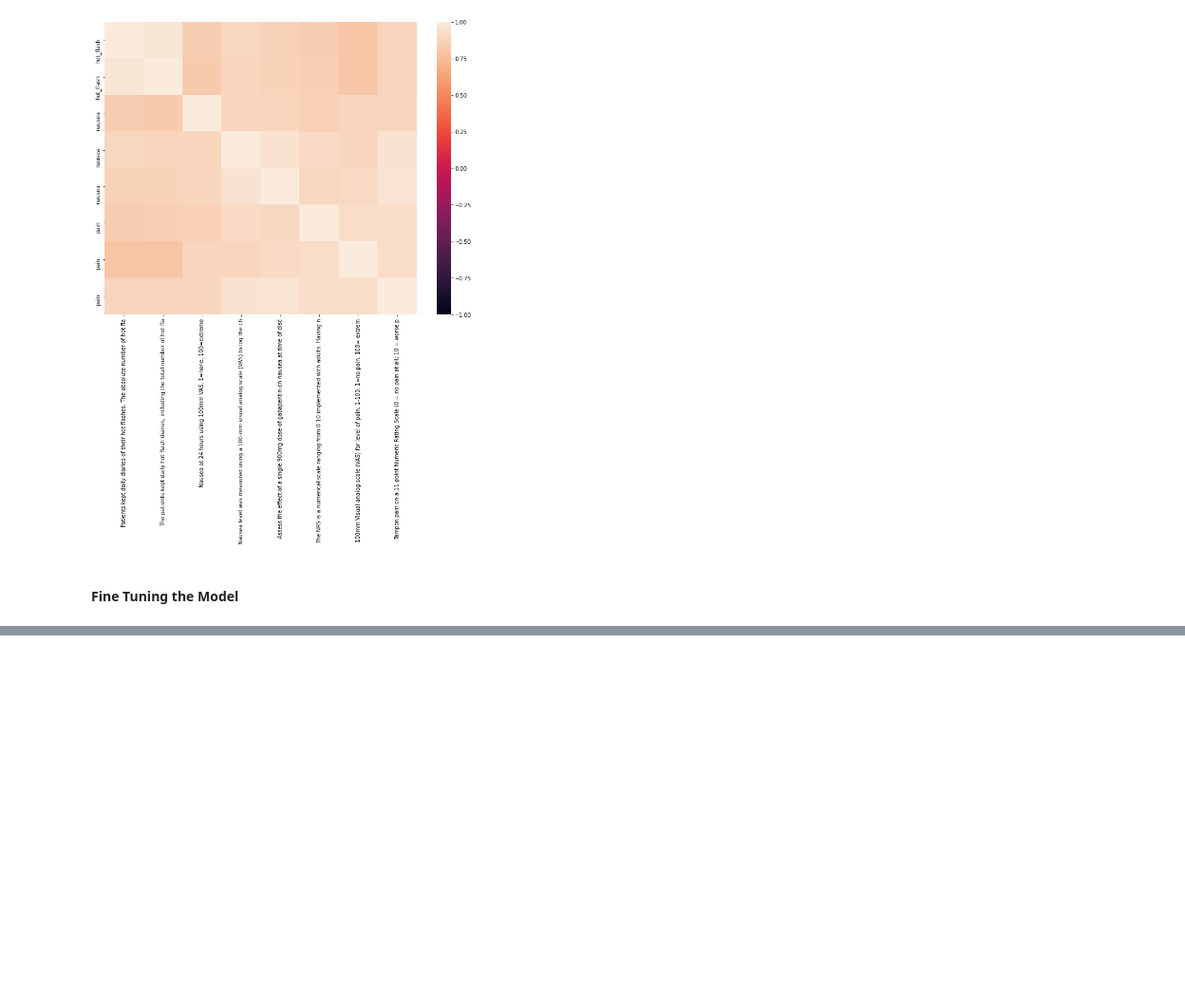
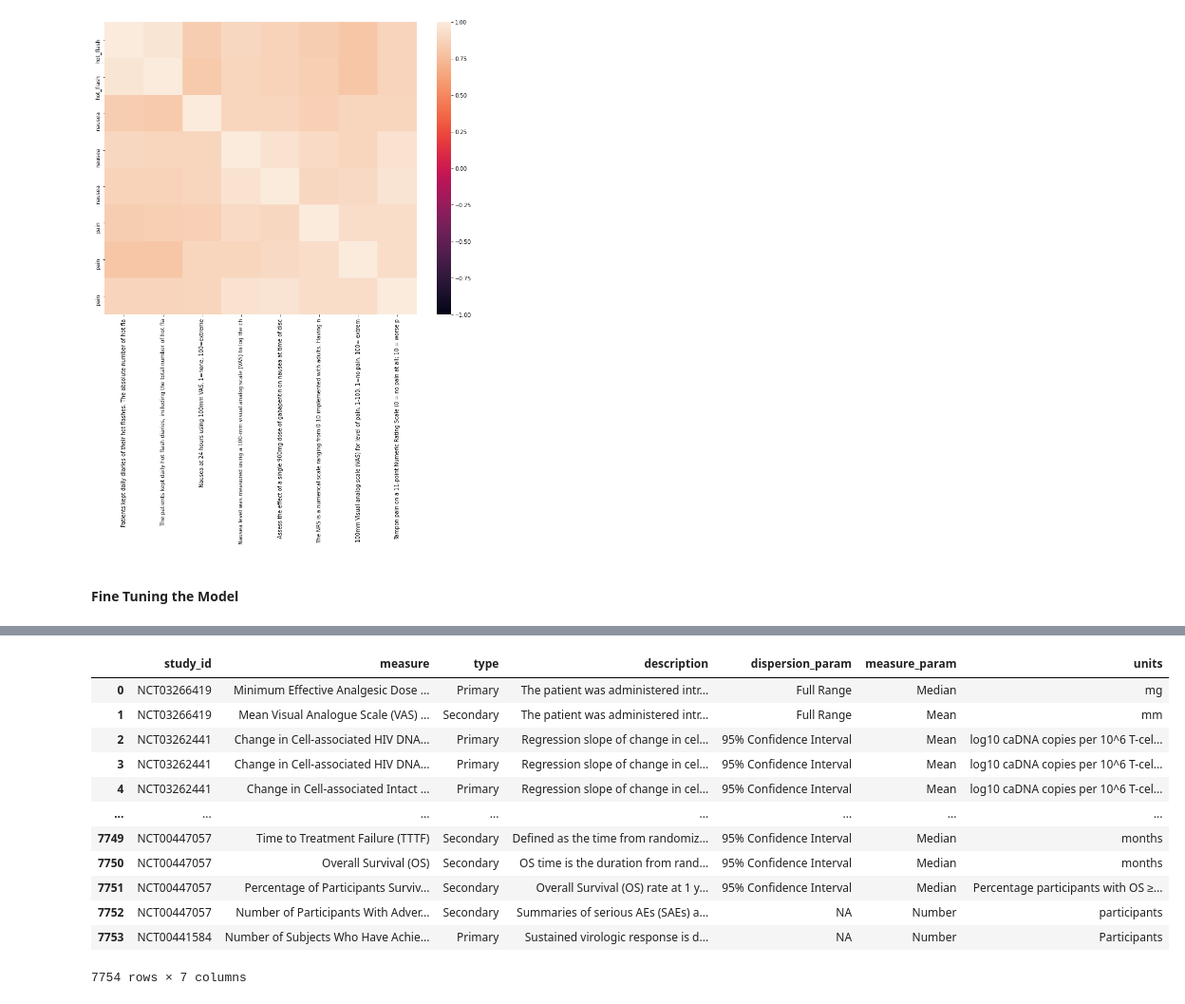
Before and after one commit to porterehunley/drugprocessing, a Jupyter notebook: ProjectNotebook.ipynb, the cells around one changed output, grey strips where cells are left out. Shown at 95% size. Cells and saved outputs as stored; diff of their text form; code cells hidden in the pictures; blank space fills up the shorter version.

```diff
--- a/ProjectNotebook.ipynb
+++ b/ProjectNotebook.ipynb
@@ -51,9 +51,7 @@ def create_studies_table(studies, drug):
     buffer = {
         'study_id': [], 'name': [], 'drug': [], 'conditions': [],
         'verified_date': [], 'responsible_party': [], 'type': [], 'description': [],
-        'interventions': [], 'purpose': [], 'intervention_type': [], 'mesh_terms': []
-
-         }
+        'interventions': [], 'purpose': [], 'intervention_type': [], 'mesh_terms': [] }
     for i, study in enumerate(studies):
 
 
@@ -88,8 +86,15 @@ def create_studies_table(studies, drug):
         except KeyError as e:
             buffer['type'].append('NA')
 
-        buffer['purpose'].append(study['Study']['ProtocolSection']['DesignModule']['DesignInfo'].get('DesignPrimaryPurpose', 'NA'))
-        buffer['intervention_type'].append(study['Study']['ProtocolSection']['DesignModule']['DesignInfo'].get('DesignInterventionModel', 'NA'))
+        try:
+            buffer['purpose'].append(study['Study']['ProtocolSection']['DesignModule']['DesignInfo'].get('DesignPrimaryPurpose', 'NA'))
+        except KeyError as e:
+            buffer['purpose'].append('NA')
+
+        try:
+            buffer['intervention_type'].append(study['Study']['ProtocolSection']['DesignModule']['DesignInfo'].get('DesignInterventionModel', 'NA'))
+        except KeyError as e:
+            buffer['intervention_type'].append('NA')
 
         try:
             buffer['mesh_terms'].append([x.get('ConditionMeshTerm', 'NA') for x in study['Study']['DerivedSection']['ConditionBrowseModule']['ConditionMeshList']['ConditionMesh']])
@@ -1640,0 +1788,44 @@ measures_table[['study_id', 'description']].merge(studies_table, 'inner', ['stud
+# %%
+def sample_studies_with_results_and_conditions(no_studies):
+    study_directories = [f for f in listdir('AllAPIJSON/') if isdir(join('AllAPIJSON/', f))]
+    studies = []
+    for directory in study_directories:
+        studyFileNames = [f for f in listdir('AllAPIJSON/'+directory+'/')]
+        for file in studyFileNames:
+            try:
+                with open('AllAPIJSON/'+directory+'/'+file) as f:
+                    data = json.load(f)['FullStudy']
+                    has_results = 'ResultsSection' in data['Study'] and 'OutcomeMeasuresModule' in data['Study']['ResultsSection']
+                    interventions = [x.get('InterventionMeshTerm', 'NA') for x in data['Study']['DerivedSection']['InterventionBrowseModule']['InterventionMeshList']['InterventionMesh']]
+                    conditions = study['Study']['ProtocolSection']['ConditionsModule']['ConditionList']['Condition']
+                    if has_results and interventions and conditions:
+                        studies.append(data)
+
+
+                    f.close()
+                if len(studies) > no_studies:
+                    return studies
+            except KeyError:
+                continue
+    return studies
+
+
+condition_studies = sample_studies_with_results(1000)
+condition_studies_table = pd.DataFrame.from_dict(create_studies_table(condition_studies, 'NA'))
+condition_measures_table = pd.DataFrame.from_dict(create_measures_table(condition_studies))
+# %%
+condition_measures_table
+# %% [output]
+|  | study_id | measure | type | description | dispersion_param | measure_param | units |
+| 0 | NCT03266419 | Minimum Effective Analgesic Dose ... | Primary | The patient was administered intr... | Full Range | Median | mg |
+| 1 | NCT03266419 | Mean Visual Analogue Scale (VAS) ... | Secondary | The patient was administered intr... | Full Range | Mean | mm |
+| 2 | NCT03262441 | Change in Cell-associated HIV DNA... | Primary | Regression slope of change in cel... | 95% Confidence Interval | Mean | log10 caDNA copies per 10^6 T-cel... |
+| 3 | NCT03262441 | Change in Cell-associated HIV DNA... | Primary | Regression slope of change in cel... | 95% Confidence Interval | Mean | log10 caDNA copies per 10^6 T-cel... |
+| 4 | NCT03262441 | Change in Cell-associated Intact ... | Primary | Regression slope of change in cel... | 95% Confidence Interval | Mean | log10 caDNA copies per 10^6 T-cel... |
+| ... | ... | ... | ... | ... | ... | ... | ... |
+| 7749 | NCT00447057 | Time to Treatment Failure (TTTF) | Secondary | Defined as the time from randomiz... | 95% Confidence Interval | Median | months |
+| 7750 | NCT00447057 | Overall Survival (OS) | Secondary | OS time is the duration from rand... | 95% Confidence Interval | Median | months |
+| 7751 | NCT00447057 | Percentage of Participants Surviv... | Secondary | Overall Survival (OS) rate at 1 y... | 95% Confidence Interval | Median | Percentage participants with OS ≥... |
+| 7752 | NCT00447057 | Number of Participants With Adver... | Secondary | Summaries of serious AEs (SAEs) a... | NA | Number | participants |
+| 7753 | NCT00441584 | Number of Subjects Who Have Achie... | Primary | Sustained virologic response is d... | NA | Number | Participants |
+7754 rows × 7 columns
```
Also changed, not shown: parts of 14 cells of this notebook.
